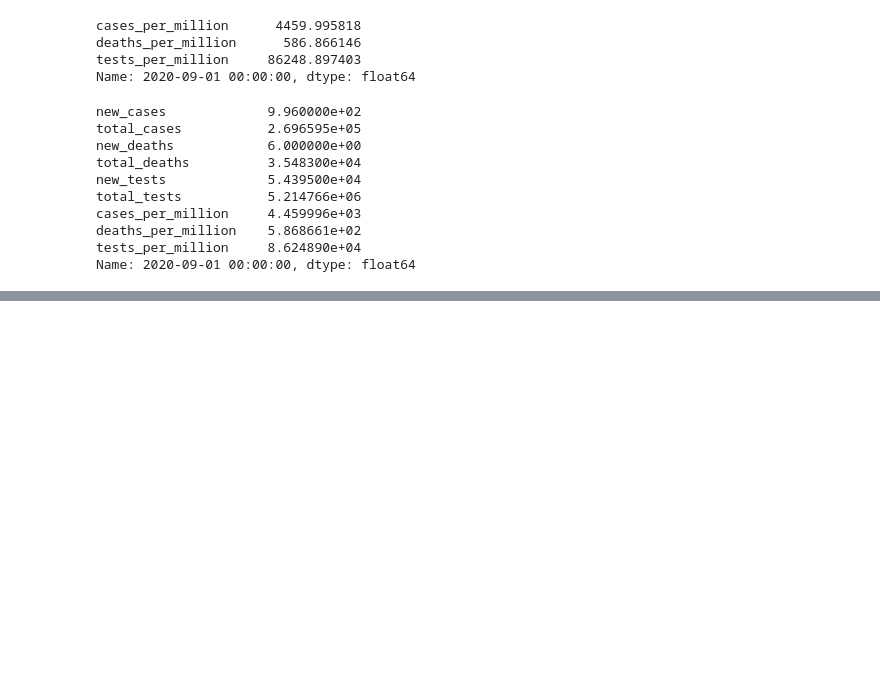
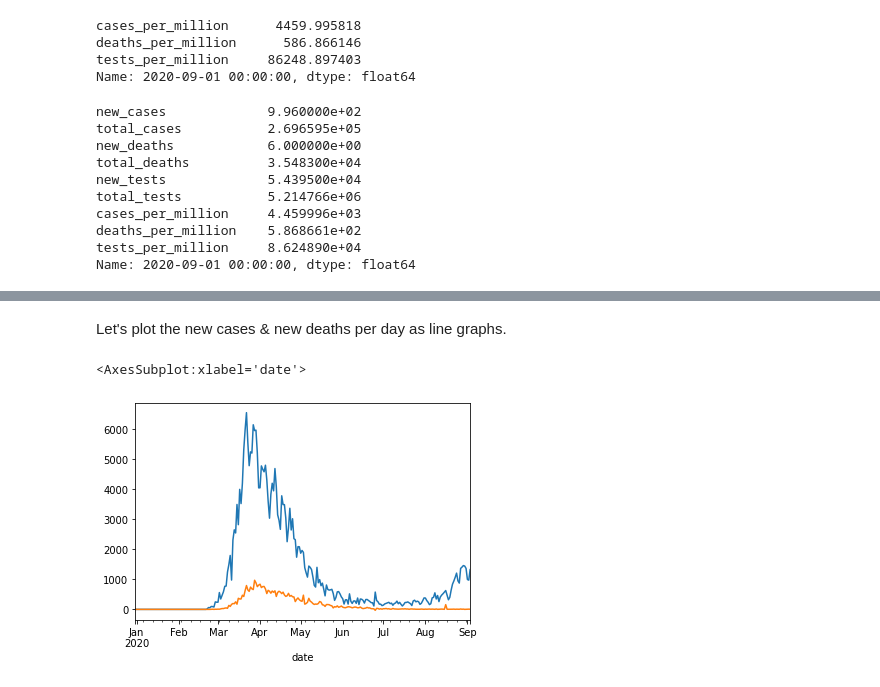
Before and after one commit to dajebbar/Jovian_Data_Analysis_with_python, a Jupyter notebook: Lesson_4_Analyzing_Tabular_Data_with_Pandas/analyzing tabular with pandas.ipynb, the cells around one changed output, grey strips where cells are left out. Cells and saved outputs as stored; diff of their text form; code cells hidden in the pictures; blank space fills up the shorter version.

```diff
--- a/Lesson_4_Analyzing_Tabular_Data_with_Pandas/analyzing tabular with pandas.ipynb
+++ b/Lesson_4_Analyzing_Tabular_Data_with_Pandas/analyzing tabular with pandas.ipynb
@@ -678,0 +690,8 @@ Name: 2020-09-01 00:00:00, dtype: float64
+# %% [markdown]
+Let's plot the new cases & new deaths per day as line graphs.
+# %%
+result_df.new_cases.plot()
+result_df.new_deaths.plot()
+# %% [output]
+<AxesSubplot:xlabel='date'>
+[figure, added]
```
Also changed, not shown: parts of 12 cells of this notebook.
